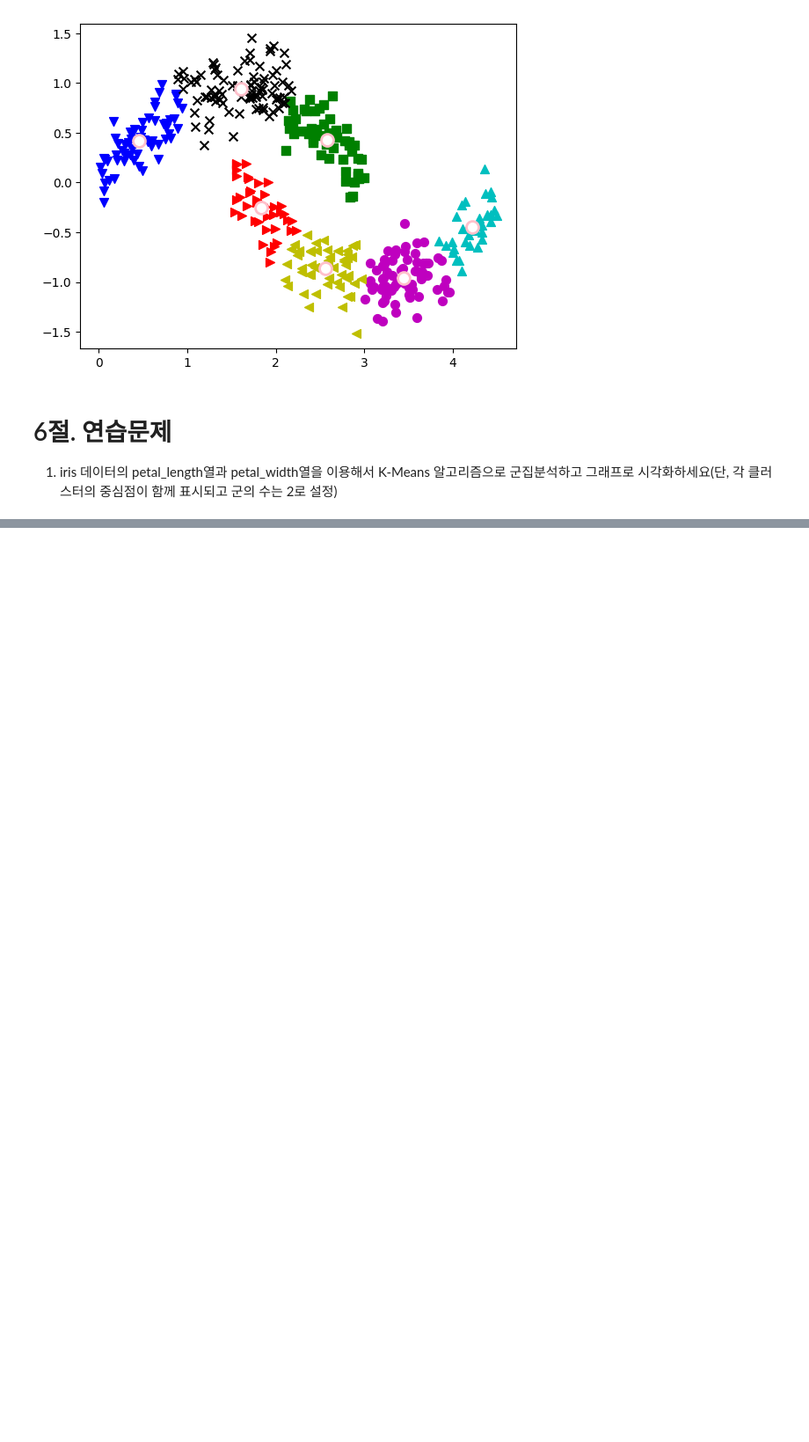
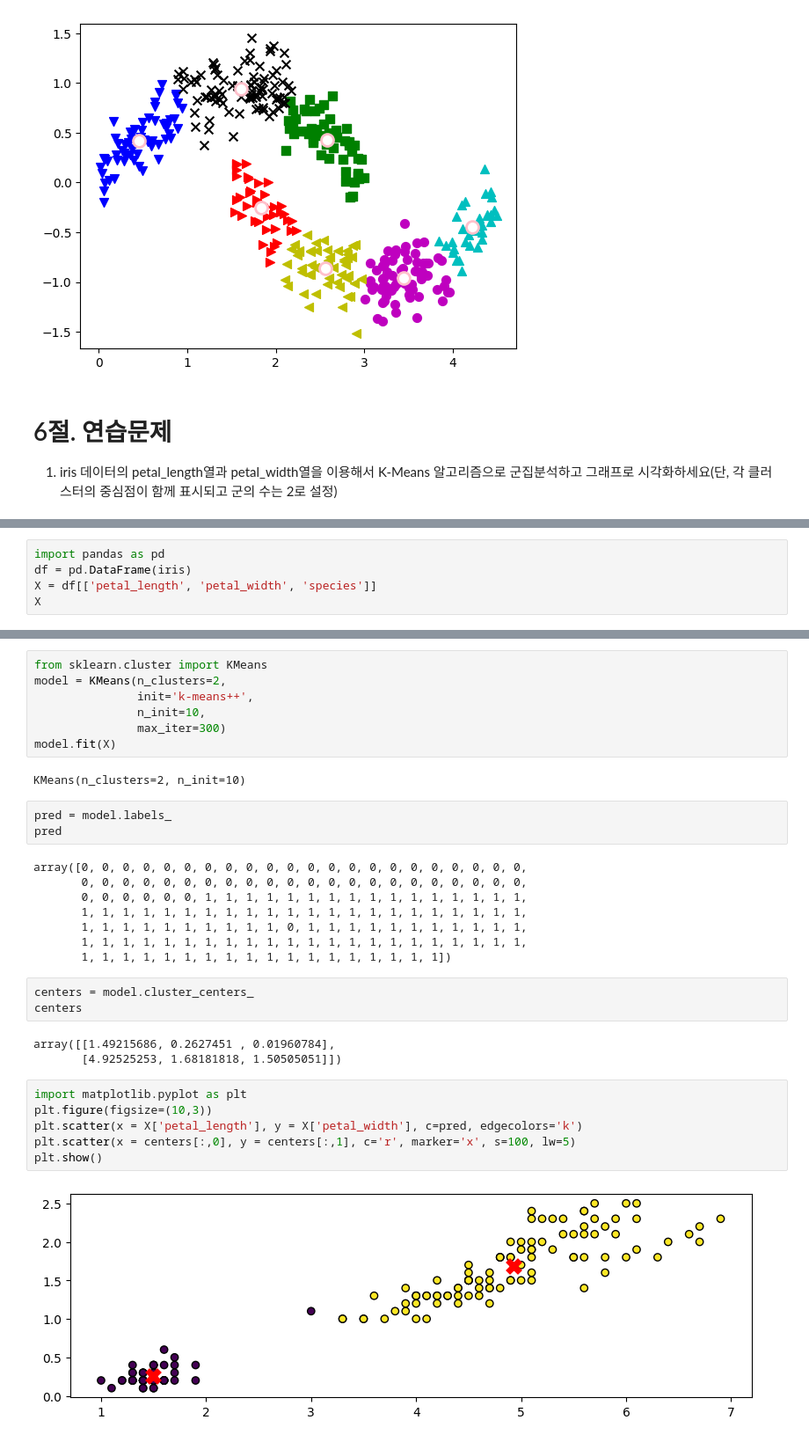
Before and after one commit to hjinyoo/ai, a Jupyter notebook: source/09_MachineLearning/2장_군집분석.ipynb, the cells around one changed output, grey strips where cells are left out. Shown at 88% size. Cells and saved outputs as stored; diff of their text form; blank space fills up the shorter version.

```diff
--- a/source/09_MachineLearning/2장_군집분석.ipynb
+++ b/source/09_MachineLearning/2장_군집분석.ipynb
@@ -671,0 +684,5 @@ petal_width열을 이용해서 K-Means
+# %%
+import pandas as pd
+df = pd.DataFrame(iris)
+X = df[['petal_length', 'petal_width', 'species']]
+X
@@ -671,0 +703,34 @@ petal_width열을 이용해서 K-Means
+# %%
+from sklearn.cluster import KMeans
+model = KMeans(n_clusters=2,
+               init='k-means++',
+               n_init=10,
+               max_iter=300)
+model.fit(X)
+# %% [output]
+KMeans(n_clusters=2, n_init=10)
+# %%
+pred = model.labels_
+pred
+# %% [output]
+array([0, 0, 0, 0, 0, 0, 0, 0, 0, 0, 0, 0, 0, 0, 0, 0, 0, 0, 0, 0, 0, 0,
+       0, 0, 0, 0, 0, 0, 0, 0, 0, 0, 0, 0, 0, 0, 0, 0, 0, 0, 0, 0, 0, 0,
+       0, 0, 0, 0, 0, 0, 1, 1, 1, 1, 1, 1, 1, 1, 1, 1, 1, 1, 1, 1, 1, 1,
+       1, 1, 1, 1, 1, 1, 1, 1, 1, 1, 1, 1, 1, 1, 1, 1, 1, 1, 1, 1, 1, 1,
+       1, 1, 1, 1, 1, 1, 1, 1, 1, 1, 0, 1, 1, 1, 1, 1, 1, 1, 1, 1, 1, 1,
+       1, 1, 1, 1, 1, 1, 1, 1, 1, 1, 1, 1, 1, 1, 1, 1, 1, 1, 1, 1, 1, 1,
+       1, 1, 1, 1, 1, 1, 1, 1, 1, 1, 1, 1, 1, 1, 1, 1, 1, 1])
+# %%
+centers = model.cluster_centers_
+centers
+# %% [output]
+array([[1.49215686, 0.2627451 , 0.01960784],
+       [4.92525253, 1.68181818, 1.50505051]])
+# %%
+import matplotlib.pyplot as plt
+plt.figure(figsize=(10,3))
+plt.scatter(x = X['petal_length'], y = X['petal_width'], c=pred, edgecolors='k')
+plt.scatter(x = centers[:,0], y = centers[:,1], c='r', marker='x', s=100, lw=5)
+plt.show()
+# %% [output]
+[figure, added]
```
Also changed, not shown: parts of 2 cells of this notebook, 1 other file.
